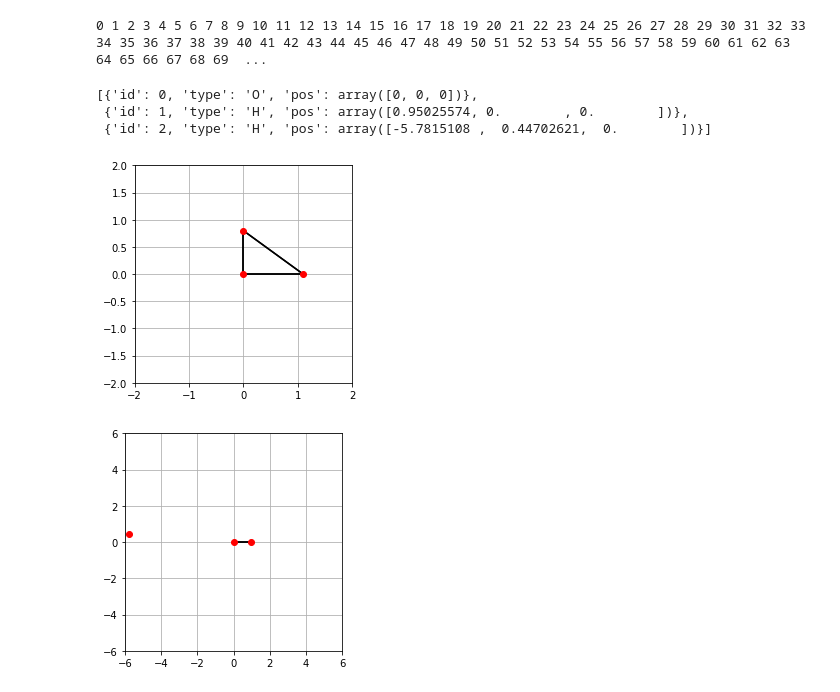
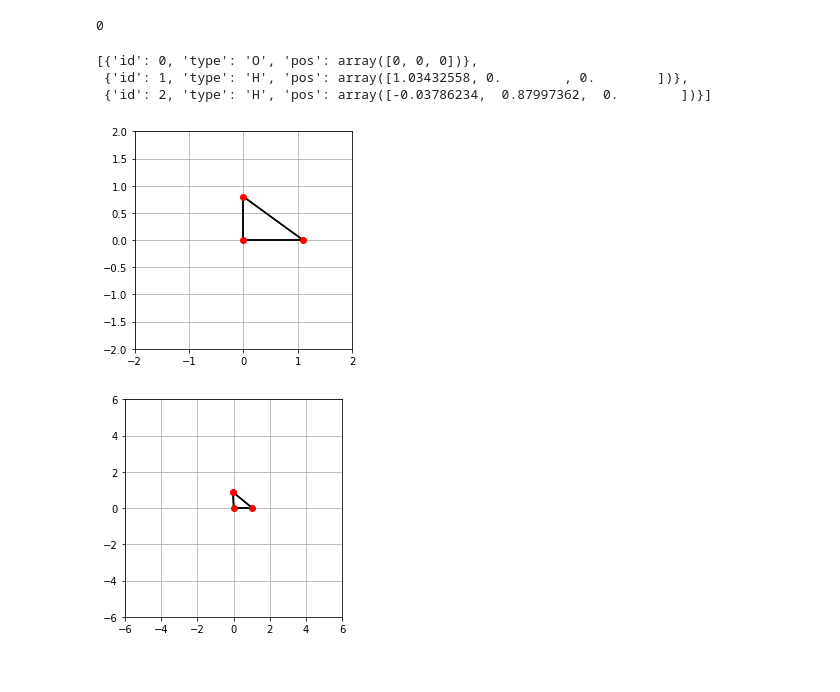
Before and after one commit to cthierfelder/PhysicsInPython, a Jupyter notebook: 14_MoleculeStructure.ipynb, the cells around one changed output. Cells and saved outputs as stored; diff of their text form; code cells hidden in the pictures.

```diff
--- a/14_MoleculeStructure.ipynb
+++ b/14_MoleculeStructure.ipynb
@@ -87,42 +95,42 @@ massDict = {'O':16,'H':1}
 parts = [part1,part2,part3]
 plotPart(parts, 2)
 
-for k in range(820):
+for k in range(1):
     print(k,end=' ')
     fResVecAll = np.zeros((len(parts),len(parts),3))
     for p1 in parts:
         for p2 in parts:
             if p1['id']  != p2['id']:
                 fVec,fabs = calcForce(p1,p2)
                 fResVecAll[p1['id'],p2['id']]=fVec
     fMax = np.max(np.abs(fResVecAll))
     if fMax<0.00001:
         break
     fResVecAll = fResVecAll/fMax*0.1
     #print(np.max(fResVecAll))
 
     for p1 in parts:
         fResVec = np.zeros(3)
         for p2 in parts:
             fResVec = fResVec + fResVecAll[p1['id'],p2['id'],:]
 
         if p1['id'] == 0:
             p1['pos'] = p1['pos']
         elif p1['id'] == 1:
             #print(fResVec,np.array([1,0,0]))
             p1['pos'] = updatePos(p1['pos'],fResVec*np.array([1,0,0]), eps=1)
         else:
             p1['pos'] = updatePos(p1['pos'],fResVec, eps=1)
 
 plotPart(parts, figSize = 6)
 parts
 # %% [output]
-0 1 2 3 4 5 6 7 8 9 10 11 12 13 14 15 16 17 18 19 20 21 22 23 24 25 26 27 28 29 30 31 32 33 34 35 36 37 38 39 40 41 42 43 44 45 46 47 48 49 50 51 52 53 54 55 56 57 58 59 60 61 62 63 64 65 66 67 68 69  ...
+0
 [{'id': 0, 'type': 'O', 'pos': array([0, 0, 0])},
- {'id': 1, 'type': 'H', 'pos': array([0.95025574, 0.        , 0.        ])},
- {'id': 2, 'type': 'H', 'pos': array([-5.7815108 ,  0.44702621,  0.        ])}]
+ {'id': 1, 'type': 'H', 'pos': array([1.03432558, 0.        , 0.        ])},
+ {'id': 2, 'type': 'H', 'pos': array([-0.03786234,  0.87997362,  0.        ])}]
 [figure]
-[figure, old version]
+[figure, new version]
 # %%
 fig = plt.figure()
 ax = fig.add_subplot(111, projection='3d')
```
Also changed, not shown: parts of 6 cells of this notebook.
